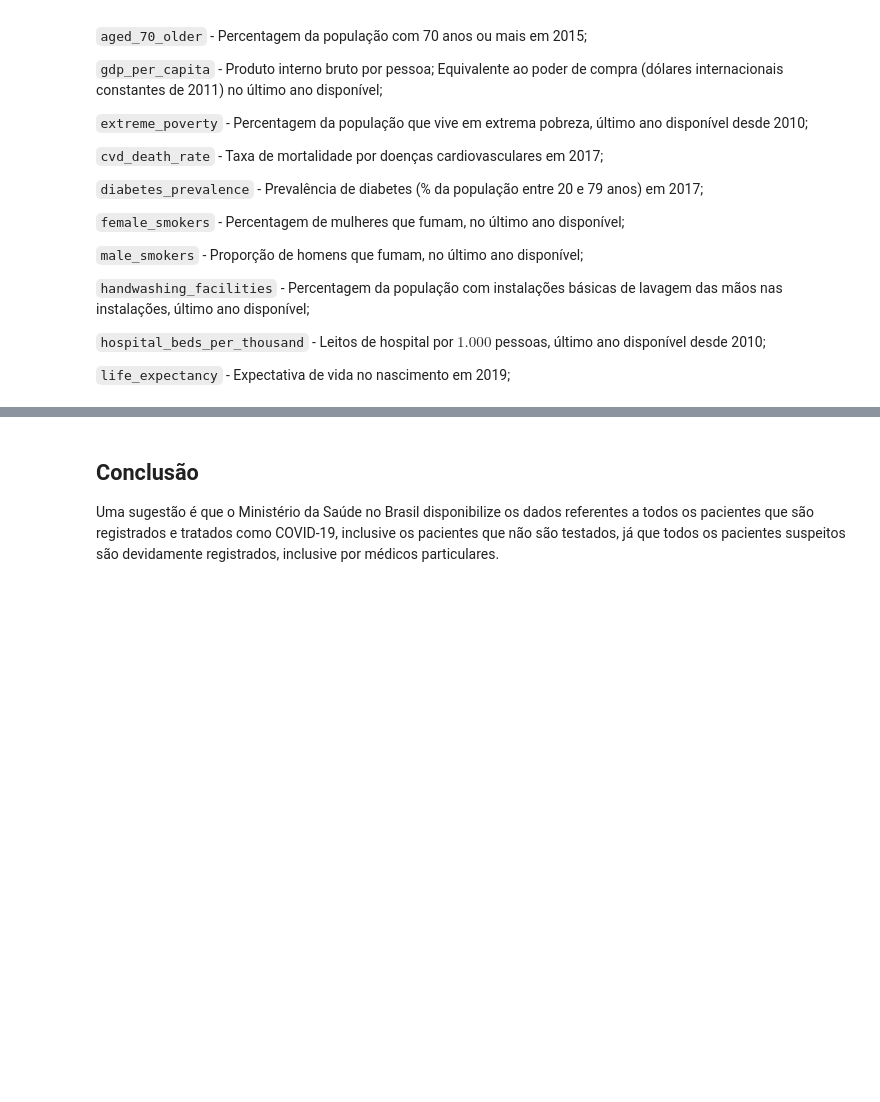
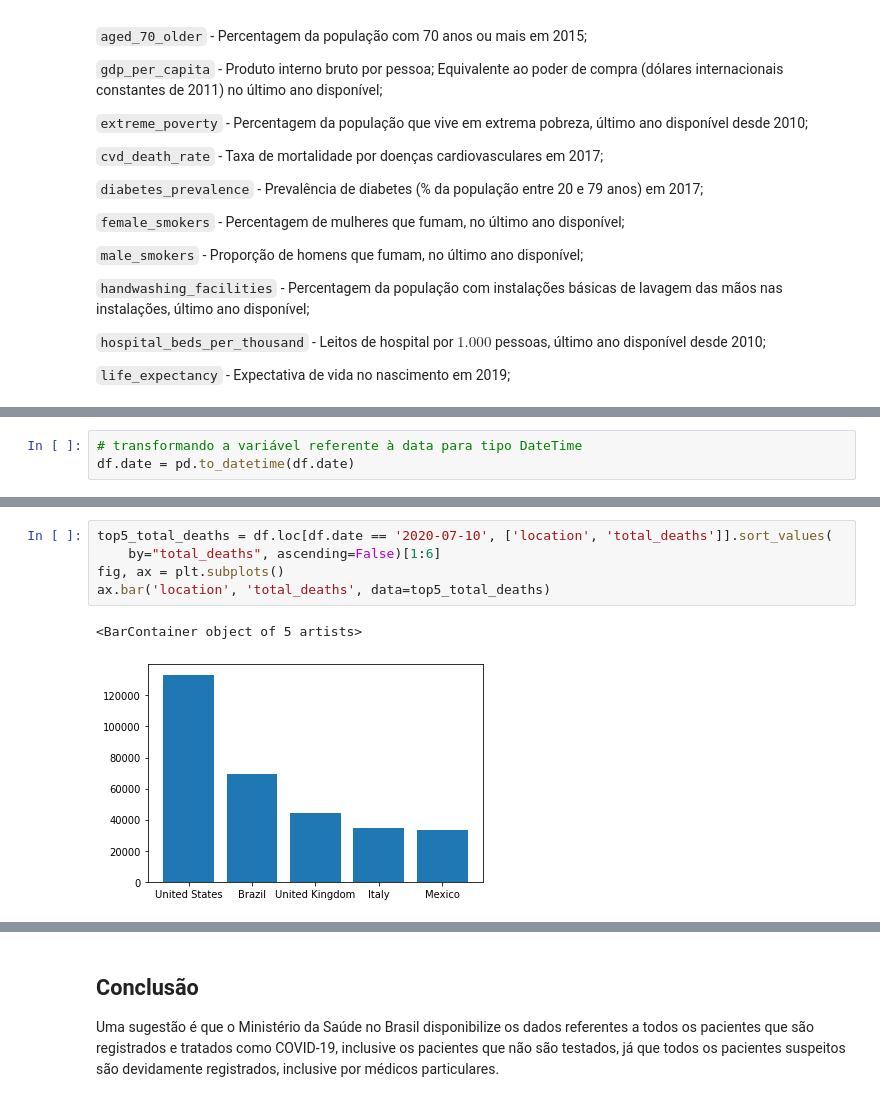
Before and after one commit to adrianadamata/Data_Science_COVID-19, a Jupyter notebook: COVID_19_no_contexto_do_Brasil.ipynb, the cells around one changed output, grey strips where cells are left out. Saved outputs shown, nothing was run; the diff lists cells and outputs as text; blank space fills up the shorter version.

```diff
--- a/COVID_19_no_contexto_do_Brasil.ipynb
+++ b/COVID_19_no_contexto_do_Brasil.ipynb
@@ -206,0 +183,3 @@ Vamos......
+# %%
+# transformando a variável referente à data para tipo DateTime
+df.date = pd.to_datetime(df.date)
@@ -206,0 +221,8 @@ Vamos......
+# %%
+top5_total_deaths = df.loc[df.date == '2020-07-10', ['location', 'total_deaths']].sort_values(
+    by="total_deaths", ascending=False)[1:6]
+fig, ax = plt.subplots()
+ax.bar('location', 'total_deaths', data=top5_total_deaths)
+# %% [output]
+<BarContainer object of 5 artists>
+[figure, added]
```
Also changed, not shown: parts of 51 cells of this notebook.
